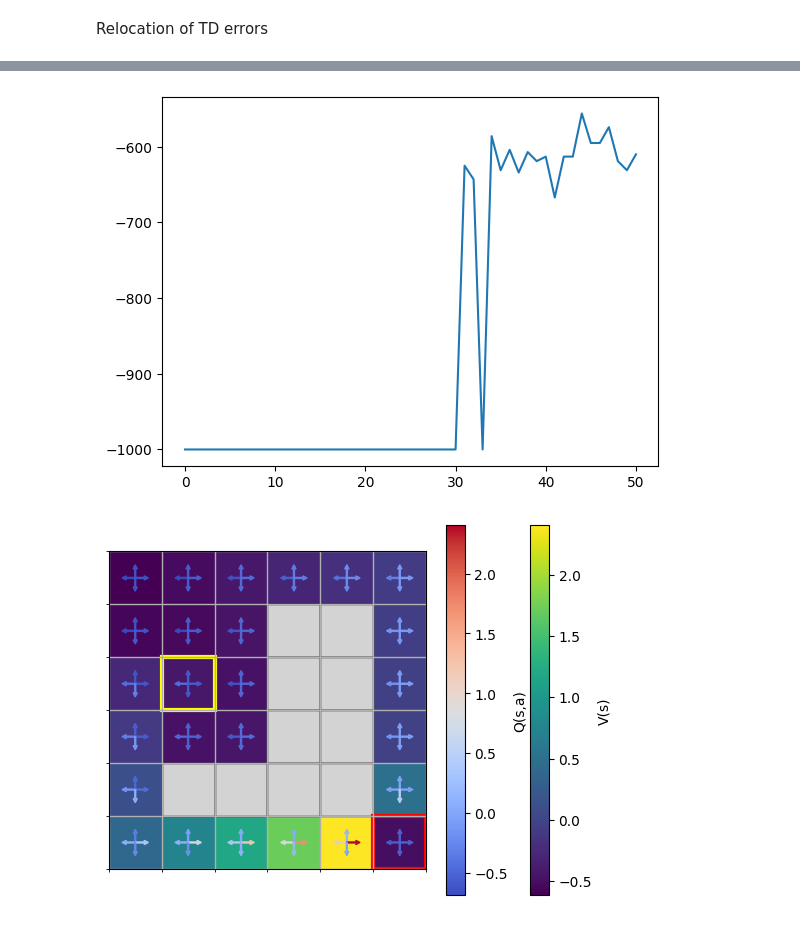
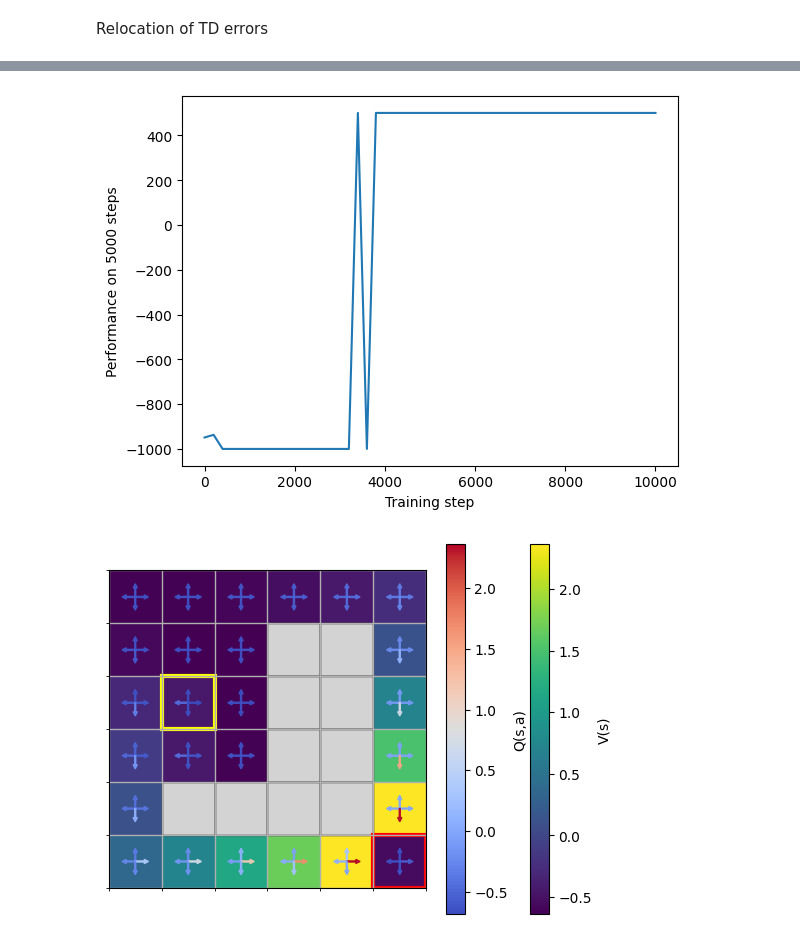
Before and after one commit to mihalybanyai/ait-compneuro-assignments, a Jupyter notebook: AIT26_Tutorial4_RL.ipynb, the cells around one changed output, grey strips where cells are left out. Drawn from its saved outputs; the diff is of its cells as text; code cells hidden in the pictures.

Commit message:
td eval

```diff
--- a/AIT26_Tutorial4_RL.ipynb
+++ b/AIT26_Tutorial4_RL.ipynb
@@ -225,7 +241,7 @@ def evaluate_Q(T, R, init_state, Q, n_step, action_penalty=None):
         collected_reward += reward
         best_actions = np.argwhere(Q[act_state, :] == np.amax(Q[act_state, :])).flatten().tolist()
         action = random.choice(best_actions)
-        act_state = np.random.choice(states, size=1, p=T[act_state, :, action].flatten())
+        act_state = np.random.choice(states, size=1, p=T[act_state, :, action].flatten()).item()
     return collected_reward
 
 
@@ -249,7 +265,7 @@ def Q_learning(T, R, gamma, max_iter, alpha, epsilon, init_state, Q_init=None, a
             action = random.choice(best_actions)
 
         #print(T[act_state, :, action].flatten())
-        next_state = np.random.choice(states, size=1, p=T[act_state, :, action].flatten())
+        next_state = np.random.choice(states, size=1, p=T[act_state, :, action].flatten()).item()
         reward = R[next_state]
         reward += 0 if action_penalty is None else action_penalty
         TD = reward + gamma * Q[next_state, :].max()
@@ -260,24 +276,29 @@ def Q_learning(T, R, gamma, max_iter, alpha, epsilon, init_state, Q_init=None, a
 
         act_state = next_state
         value_sums.append(Q.sum() / n_states)
+
+    if eval_interval is not None:
+        plt.plot(np.array(range(len(eval_perfs))) * eval_interval , eval_perfs)
+        plt.xlabel("Training step")
+        plt.ylabel("Performance on %d steps" % eval_step)
+
     return value_sums, Q, eval_perfs
 # %%
 large_map = [
     [0, 0, 0, 0, 0, 0],
     [0, 0, 0, 1, 1, 0],
     [0, 0, 0, 1, 1, 0],
     [0, 0, 0, 1, 1, 0],
     [0, 1, 1, 1, 1, 0],
     [0, 0, 0, 0, 0, 3]
 ]
 
 large_init_state = 13
 T_map, R_map = transition_probs_from_map(large_map, start_state=large_init_state)
+eval_interval = 200
 vs_q_po, Q_po, eval_perfs = Q_learning(T_map, R_map, 0.8, 10000, 0.1, 0.01, large_init_state, action_penalty=-0.2, eval_interval=200, eval_step=5000)
 
-plt.plot(eval_perfs)
-
-plot_gridworld(large_map, Q_po, large_init_state)
+plot_gridworld(large_map, large_init_state, q_function=Q_po)
 # %% [output]
-[figure, old version]
+[figure, new version]
-[figure, old version]
+[figure, new version]
```
Also changed, not shown: parts of 2 cells of this notebook.
